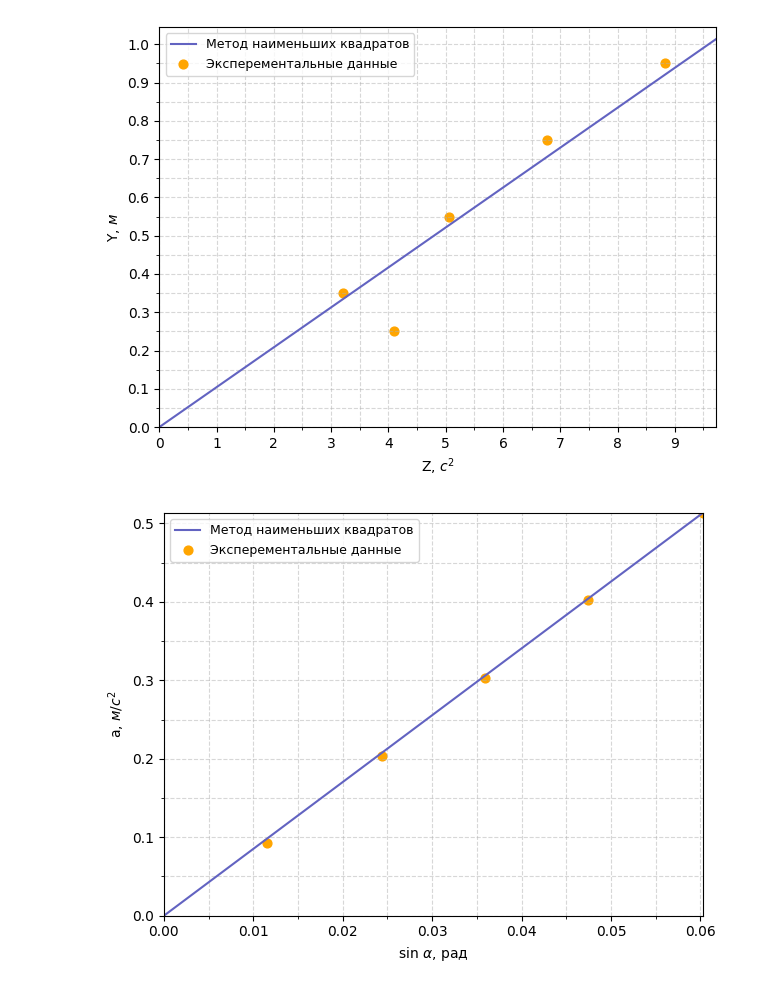
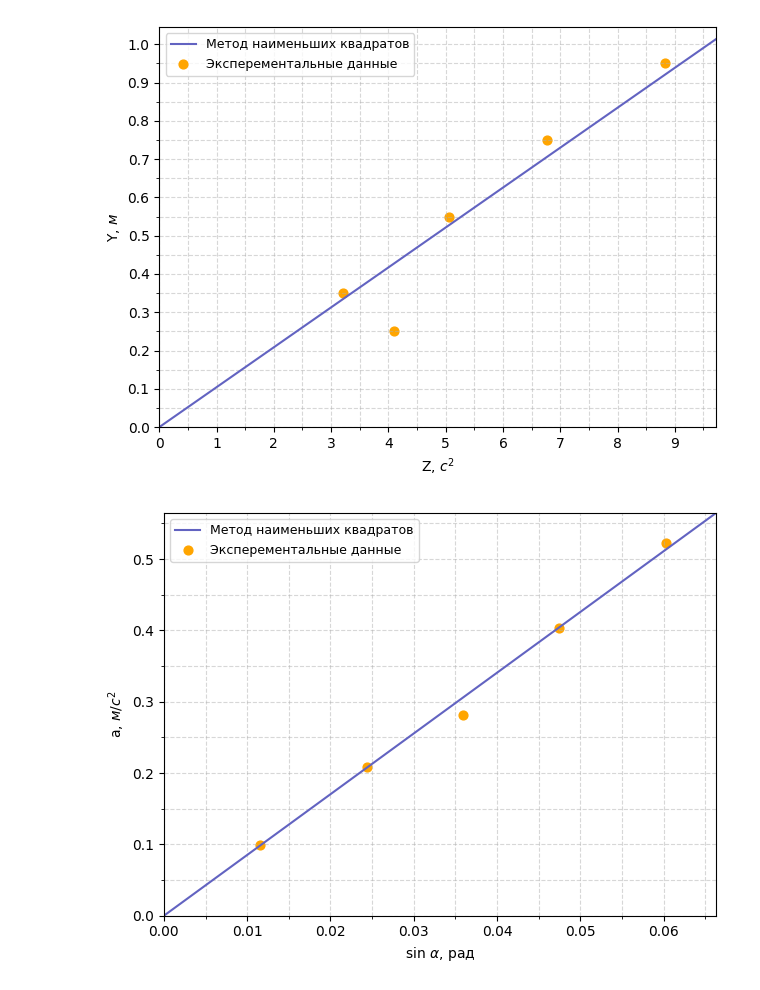
Before and after one commit to NF-coder/ITMO_repo, a Jupyter notebook: physics/sem3/lab2/calc.ipynb, the cells around one changed output. Drawn from its saved outputs; the diff is of its cells as text; code cells hidden in the pictures.

```diff
--- a/physics/sem3/lab2/calc.ipynb
+++ b/physics/sem3/lab2/calc.ipynb
@@ -369,33 +369,33 @@ plt.plot(
     color ="#6263c1",
 
     label='Метод наименьших квадратов'
 )
 
 # points
 plt.scatter(
     sin_arr,
-    [A + g*i for i in sin_arr],
+    avg_a,
     color='orange',
     s=40,
     marker='o',
 
     label='Эксперементальные данные'
 )
 
 # plot settings
 plt.grid(True, alpha=0.5, linestyle='--', which='both')
 
 plt.ylabel(r'a, $м/с^2$', fontsize = 10)
 plt.xlabel(r'sin $\alpha$, рад', fontsize = 10)
 
 plt.legend(
     loc="upper left",
     fontsize=9
 )
 plt.tight_layout()
 
-plt.savefig("plot1.png", dpi=1200)
+plt.savefig("plot2.png", dpi=1200)
 
 plt.show()
 # %% [output]
-[figure, old version]
+[figure, new version]
```
Also changed, not shown: 4 other files.
